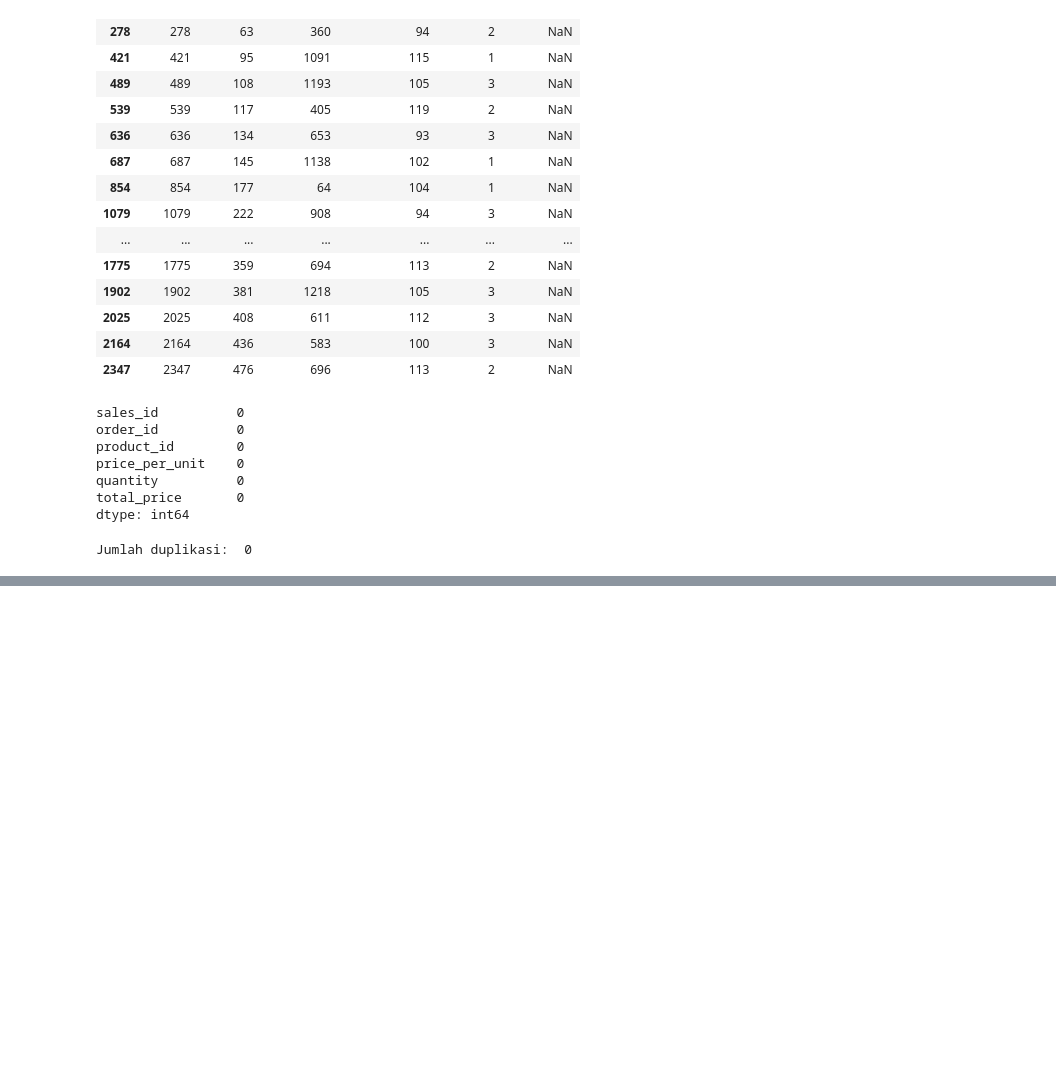
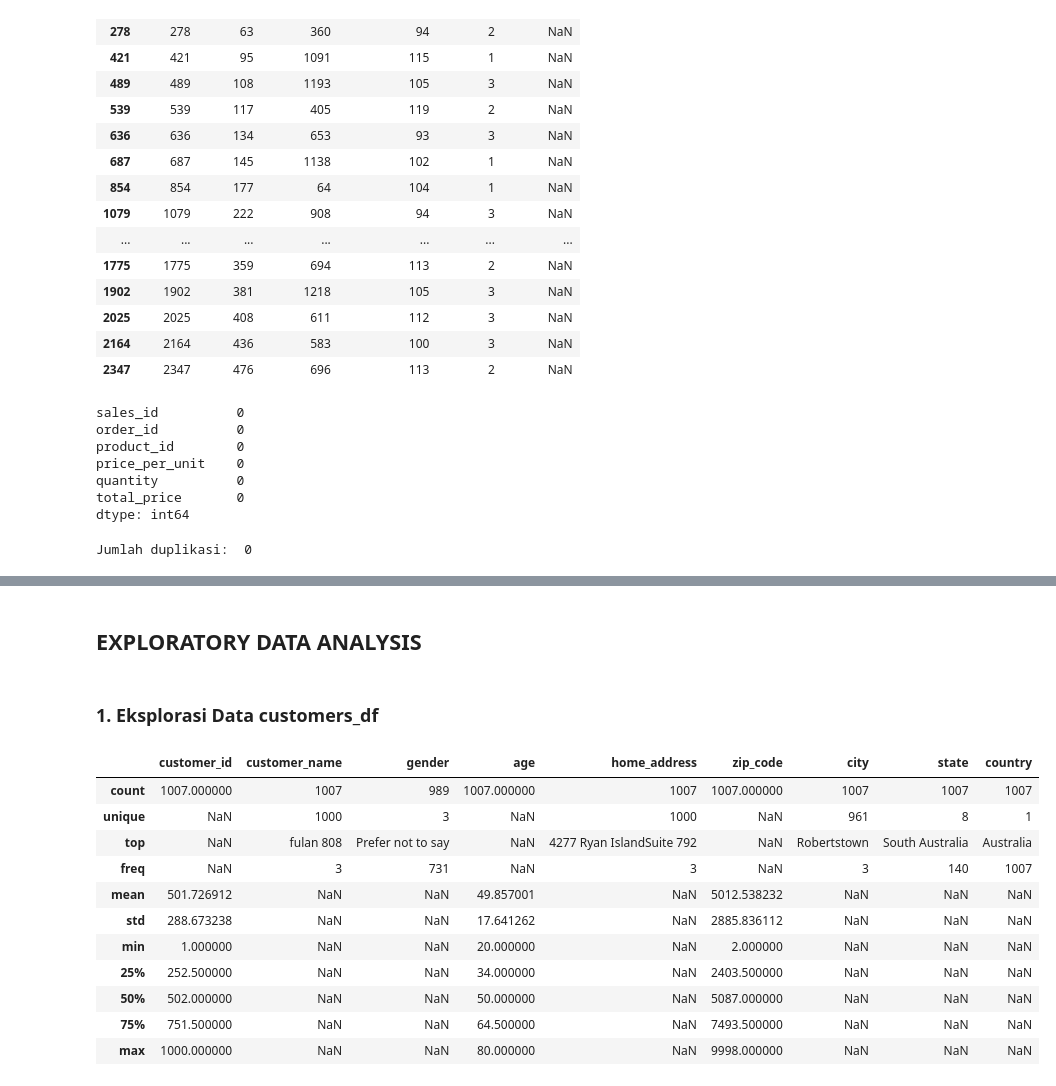
Before and after one commit to aliplizal/project_analisis_data, a Jupyter notebook: dicoding_project/notebook.ipynb, the cells around one changed output, grey strips where cells are left out. Drawn from its saved outputs; the diff is of its cells as text; code cells hidden in the pictures; blank space fills up the shorter version.

```diff
--- a/dicoding_project/notebook.ipynb
+++ b/dicoding_project/notebook.ipynb
@@ -378,3 +407,7 @@ sales_df.describe()
 | 50% | 2499.500000 | 504.500000 | 635.000000 | 102.000000 | 2.00000 | 204.000000 |
 | 75% | 3749.250000 | 749.000000 | 951.000000 | 112.000000 | 3.00000 | 285.000000 |
 | max | 4999.000000 | 999.000000 | 1259.000000 | 119.000000 | 3.00000 | 357.000000 |
+# %% [markdown]
+## EXPLORATORY DATA ANALYSIS
+# %% [markdown]
+### 1. Eksplorasi Data customers_df
@@ -380,0 +417,15 @@ sales_df.describe()
+# %%
+customers_df.describe(include="all")
+# %% [output]
+|  | customer_id | customer_name | gender | age | home_address | zip_code | city | state | country |
+| count | 1007.000000 | 1007 | 989 | 1007.000000 | 1007 | 1007.000000 | 1007 | 1007 | 1007 |
+| unique | NaN | 1000 | 3 | NaN | 1000 | NaN | 961 | 8 | 1 |
+| top | NaN | fulan 808 | Prefer not to say | NaN | 4277 Ryan IslandSuite 792 | NaN | Robertstown | South Australia | Australia |
+| freq | NaN | 3 | 731 | NaN | 3 | NaN | 3 | 140 | 1007 |
+| mean | 501.726912 | NaN | NaN | 49.857001 | NaN | 5012.538232 | NaN | NaN | NaN |
+| std | 288.673238 | NaN | NaN | 17.641262 | NaN | 2885.836112 | NaN | NaN | NaN |
+| min | 1.000000 | NaN | NaN | 20.000000 | NaN | 2.000000 | NaN | NaN | NaN |
+| 25% | 252.500000 | NaN | NaN | 34.000000 | NaN | 2403.500000 | NaN | NaN | NaN |
+| 50% | 502.000000 | NaN | NaN | 50.000000 | NaN | 5087.000000 | NaN | NaN | NaN |
+| 75% | 751.500000 | NaN | NaN | 64.500000 | NaN | 7493.500000 | NaN | NaN | NaN |
+| max | 1000.000000 | NaN | NaN | 80.000000 | NaN | 9998.000000 | NaN | NaN | NaN |
```
Also changed, not shown: parts of 54 cells of this notebook.
